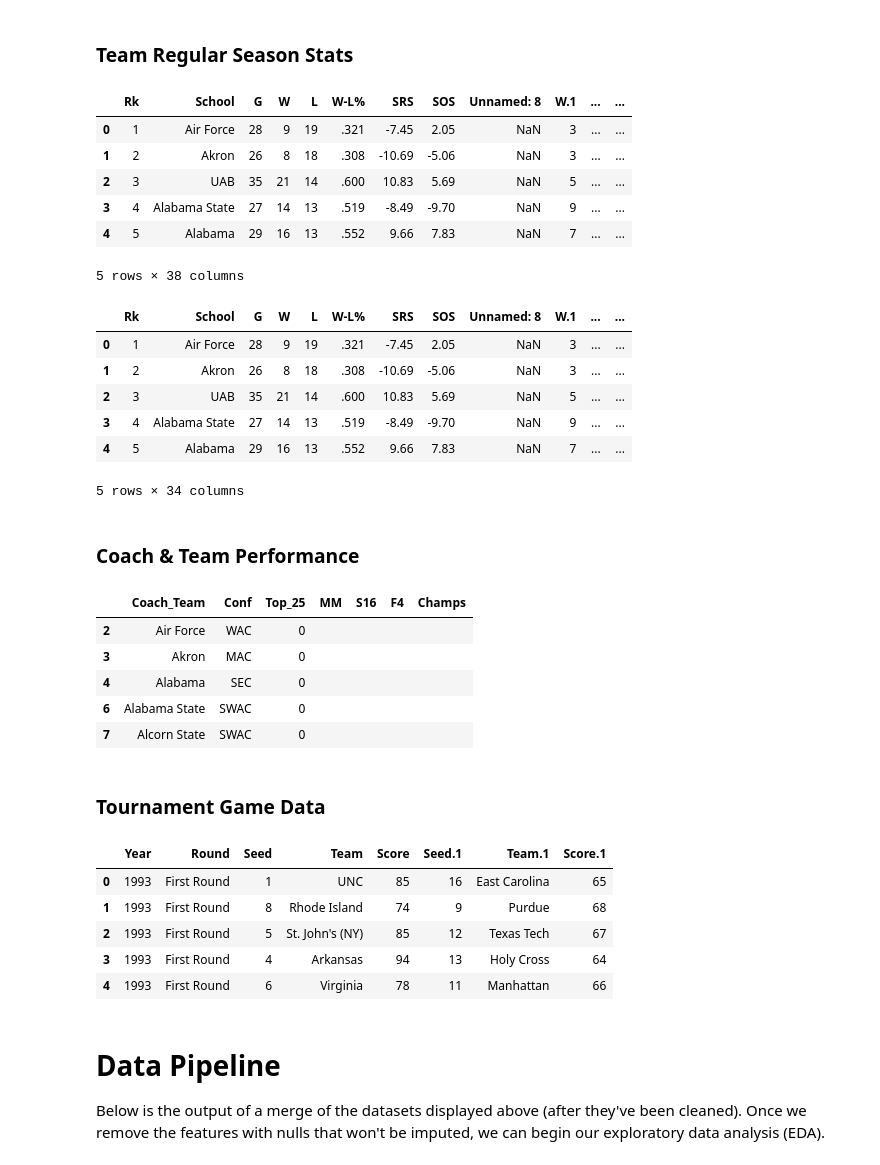
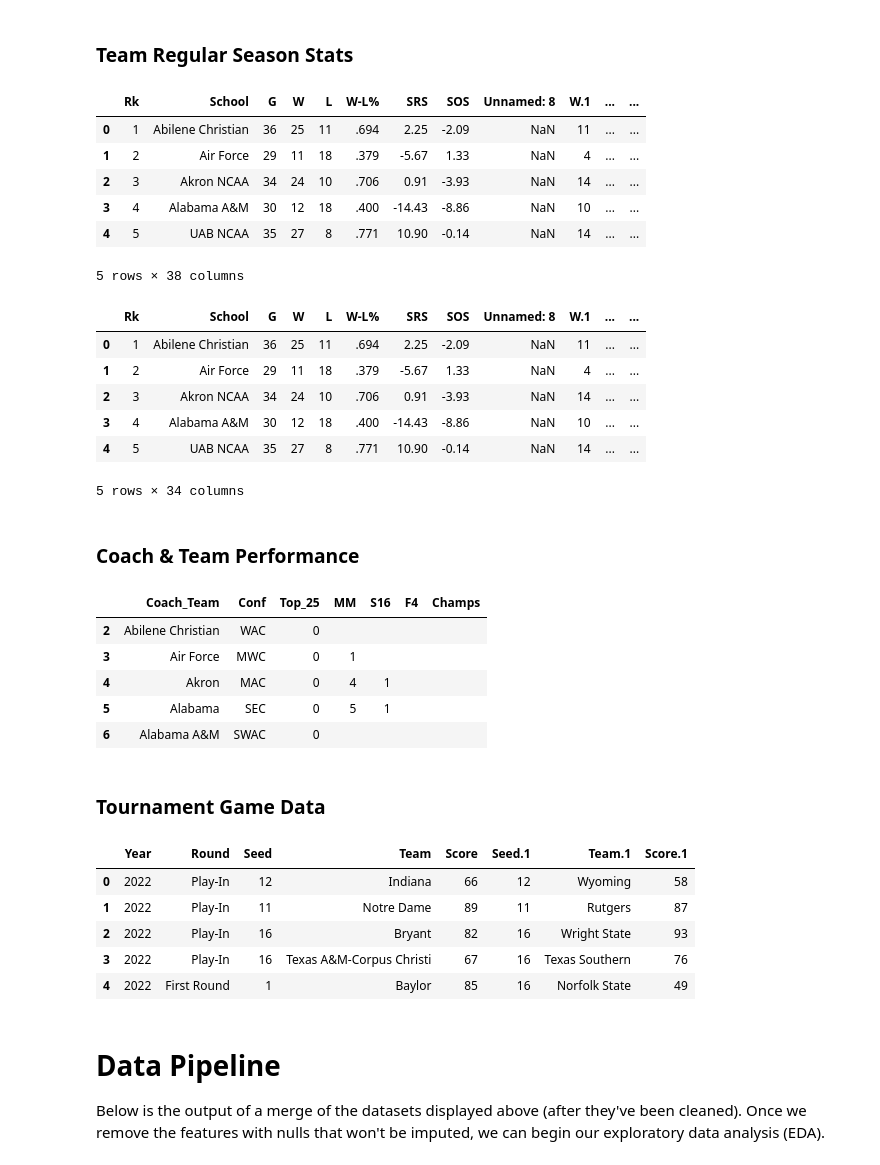
Before and after one commit to matthew-agard/March-Madness-Predictions, a Jupyter notebook: 2023-beta/2023_March_Madness_Predictions.ipynb, the cells around one changed output. Drawn from its saved outputs; the diff is of its cells as text; code cells hidden in the pictures.

```diff
--- a/2023-beta/2023_March_Madness_Predictions.ipynb
+++ b/2023-beta/2023_March_Madness_Predictions.ipynb
@@ -66,53 +66,53 @@ Naturally, it will be vitally important to scrape available data that is pertine
 # %% [markdown]
 ### Team Regular Season Stats
 # %%
-basic_stats_df = fetch.get_team_data(url=f"https://www.sports-reference.com/cbb/seasons/{start_year}-school-stats.html",
+basic_stats_df = fetch.get_team_data(url=f"https://www.sports-reference.com/cbb/seasons/{curr_year}-school-stats.html",
                                      attrs={'id': 'basic_school_stats'})
 basic_stats_df.head()
 # %% [output]
 |  | Rk | School | G | W | L | W-L% | SRS | SOS | Unnamed: 8 | W.1 | ... | ... |
-| 0 | 1 | Air Force | 28 | 9 | 19 | .321 | -7.45 | 2.05 | NaN | 3 | ... | ... |
-| 1 | 2 | Akron | 26 | 8 | 18 | .308 | -10.69 | -5.06 | NaN | 3 | ... | ... |
-| 2 | 3 | UAB | 35 | 21 | 14 | .600 | 10.83 | 5.69 | NaN | 5 | ... | ... |
-| 3 | 4 | Alabama State | 27 | 14 | 13 | .519 | -8.49 | -9.70 | NaN | 9 | ... | ... |
-| 4 | 5 | Alabama | 29 | 16 | 13 | .552 | 9.66 | 7.83 | NaN | 7 | ... | ... |
+| 0 | 1 | Abilene Christian | 36 | 25 | 11 | .694 | 2.25 | -2.09 | NaN | 11 | ... | ... |
+| 1 | 2 | Air Force | 29 | 11 | 18 | .379 | -5.67 | 1.33 | NaN | 4 | ... | ... |
+| 2 | 3 | Akron NCAA | 34 | 24 | 10 | .706 | 0.91 | -3.93 | NaN | 14 | ... | ... |
+| 3 | 4 | Alabama A&M | 30 | 12 | 18 | .400 | -14.43 | -8.86 | NaN | 10 | ... | ... |
+| 4 | 5 | UAB NCAA | 35 | 27 | 8 | .771 | 10.90 | -0.14 | NaN | 14 | ... | ... |
 5 rows × 38 columns
 # %%
-adv_stats_df = fetch.get_team_data(url=f"https://www.sports-reference.com/cbb/seasons/{start_year}-advanced-school-stats.html",
+adv_stats_df = fetch.get_team_data(url=f"https://www.sports-reference.com/cbb/seasons/{curr_year}-advanced-school-stats.html",
                                    attrs={'id': 'adv_school_stats'})
 adv_stats_df.head()
 # %% [output]
 |  | Rk | School | G | W | L | W-L% | SRS | SOS | Unnamed: 8 | W.1 | ... | ... |
-| 0 | 1 | Air Force | 28 | 9 | 19 | .321 | -7.45 | 2.05 | NaN | 3 | ... | ... |
-| 1 | 2 | Akron | 26 | 8 | 18 | .308 | -10.69 | -5.06 | NaN | 3 | ... | ... |
-| 2 | 3 | UAB | 35 | 21 | 14 | .600 | 10.83 | 5.69 | NaN | 5 | ... | ... |
-| 3 | 4 | Alabama State | 27 | 14 | 13 | .519 | -8.49 | -9.70 | NaN | 9 | ... | ... |
-| 4 | 5 | Alabama | 29 | 16 | 13 | .552 | 9.66 | 7.83 | NaN | 7 | ... | ... |
+| 0 | 1 | Abilene Christian | 36 | 25 | 11 | .694 | 2.25 | -2.09 | NaN | 11 | ... | ... |
+| 1 | 2 | Air Force | 29 | 11 | 18 | .379 | -5.67 | 1.33 | NaN | 4 | ... | ... |
+| 2 | 3 | Akron NCAA | 34 | 24 | 10 | .706 | 0.91 | -3.93 | NaN | 14 | ... | ... |
+| 3 | 4 | Alabama A&M | 30 | 12 | 18 | .400 | -14.43 | -8.86 | NaN | 10 | ... | ... |
+| 4 | 5 | UAB NCAA | 35 | 27 | 8 | .771 | 10.90 | -0.14 | NaN | 14 | ... | ... |
 5 rows × 34 columns
 # %% [markdown]
 ### Coach & Team Performance
 # %%
-coaches_rankings_df = fetch.get_coach_rankings_data(start_year)
+coaches_rankings_df = fetch.get_coach_rankings_data(curr_year)
 coaches_rankings_df.head()
 # %% [output]
 |  | Coach_Team | Conf | Top_25 | MM | S16 | F4 | Champs |
-| 2 | Air Force | WAC | 0 |  |  |  |  |
-| 3 | Akron | MAC | 0 |  |  |  |  |
-| 4 | Alabama | SEC | 0 |  |  |  |  |
-| 6 | Alabama State | SWAC | 0 |  |  |  |  |
-| 7 | Alcorn State | SWAC | 0 |  |  |  |  |
+| 2 | Abilene Christian | WAC | 0 |  |  |  |  |
+| 3 | Air Force | MWC | 0 | 1 |  |  |  |
+| 4 | Akron | MAC | 0 | 4 | 1 |  |  |
+| 5 | Alabama | SEC | 0 | 5 | 1 |  |  |
+| 6 | Alabama A&M | SWAC | 0 |  |  |  |  |
 # %% [markdown]
 ### Tournament Game Data
 # %%
-hist_bracket_df = fetch.get_hist_bracket(start_year)
+hist_bracket_df = fetch.get_hist_bracket(curr_year)
 hist_bracket_df.head()
 # %% [output]
 |  | Year | Round | Seed | Team | Score | Seed.1 | Team.1 | Score.1 |
-| 0 | 1993 | First Round | 1 | UNC | 85 | 16 | East Carolina | 65 |
-| 1 | 1993 | First Round | 8 | Rhode Island | 74 | 9 | Purdue | 68 |
-| 2 | 1993 | First Round | 5 | St. John's (NY) | 85 | 12 | Texas Tech | 67 |
-| 3 | 1993 | First Round | 4 | Arkansas | 94 | 13 | Holy Cross | 64 |
-| 4 | 1993 | First Round | 6 | Virginia | 78 | 11 | Manhattan | 66 |
+| 0 | 2022 | Play-In | 12 | Indiana | 66 | 12 | Wyoming | 58 |
+| 1 | 2022 | Play-In | 11 | Notre Dame | 89 | 11 | Rutgers | 87 |
+| 2 | 2022 | Play-In | 16 | Bryant | 82 | 16 | Wright State | 93 |
+| 3 | 2022 | Play-In | 16 | Texas A&M-Corpus Christi | 67 | 16 | Texas Southern | 76 |
+| 4 | 2022 | First Round | 1 | Baylor | 85 | 16 | Norfolk State | 49 |
 # %% [markdown]
 # Data Pipeline
 
```
Also changed, not shown: parts of 20 cells of this notebook, 3 other files.
